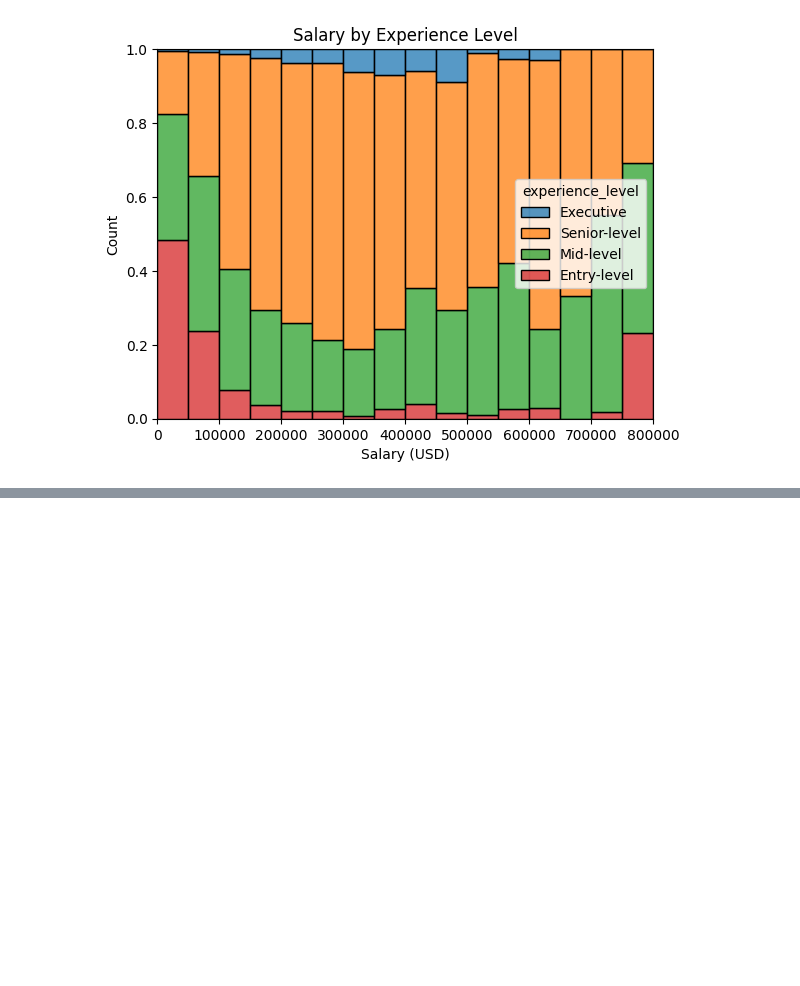
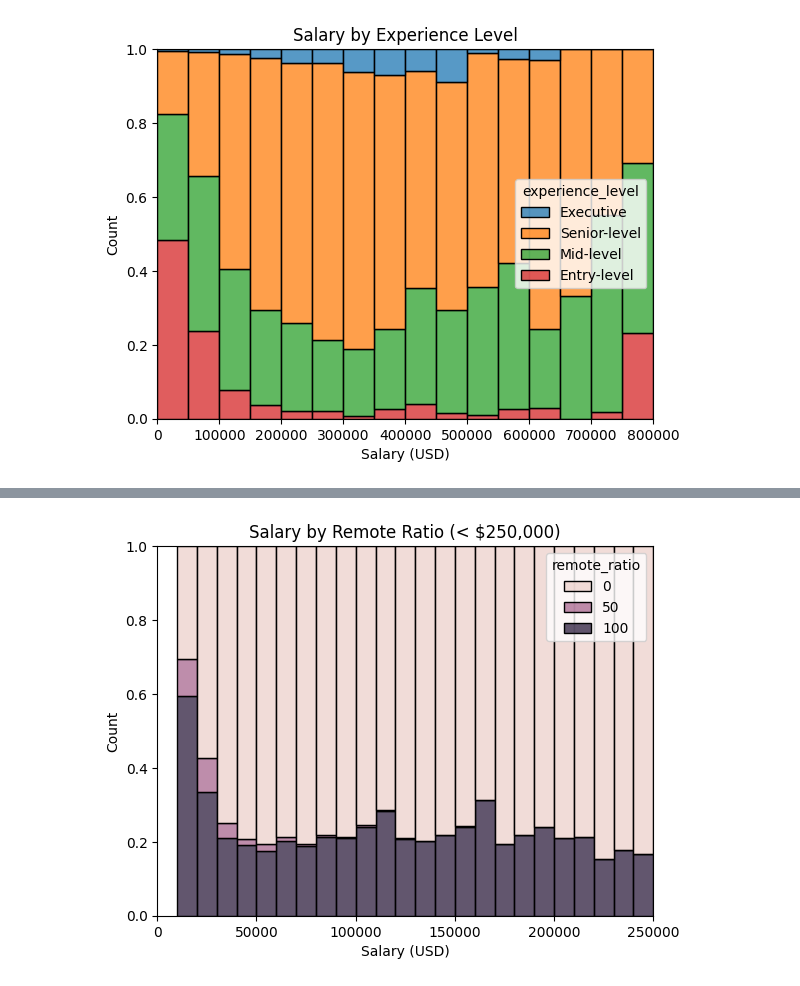
Before and after one commit to hensleyas21/SalariesML, a Jupyter notebook: salaries_analysis.ipynb, the cells around one changed output, grey strips where cells are left out. Drawn from its saved outputs; the diff is of its cells as text; code cells hidden in the pictures; blank space fills up the shorter version.

```diff
--- a/salaries_analysis.ipynb
+++ b/salaries_analysis.ipynb
@@ -77,0 +82,7 @@ print(l)
+# %%
+plot = sns.histplot(data=df, x='salary_in_usd', hue='remote_ratio', binrange=(0,250000), binwidth=10000, multiple='fill')
+plt.title('Salary by Remote Ratio (< $250,000)')
+plt.xlabel('Salary (USD)')
+plt.show()
+# %% [output]
+[figure, added]
```
Also changed, not shown: parts of 5 cells of this notebook.
